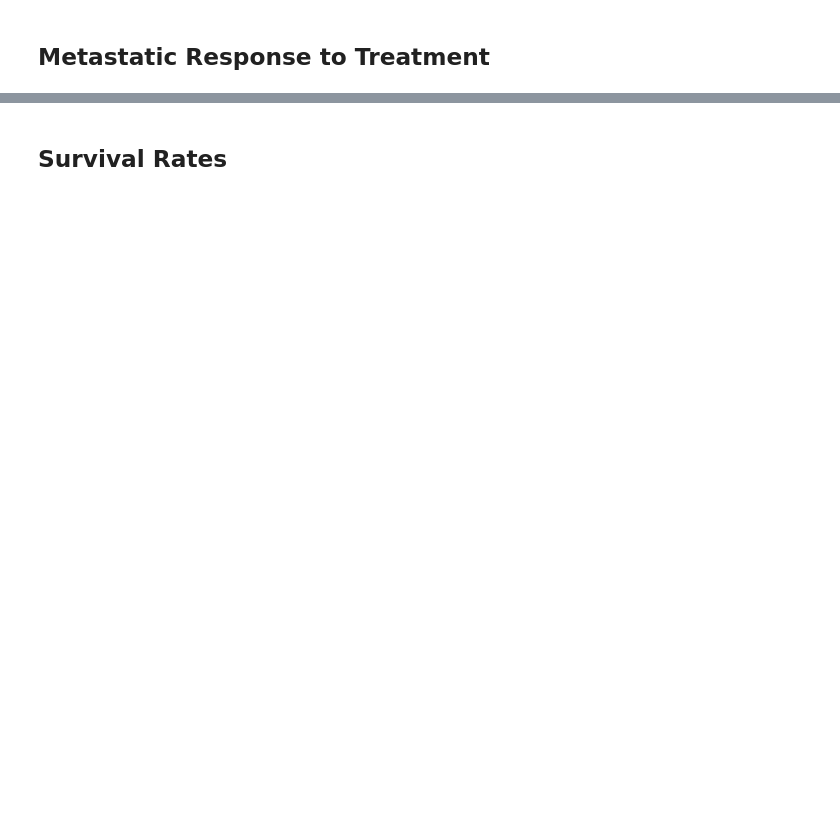
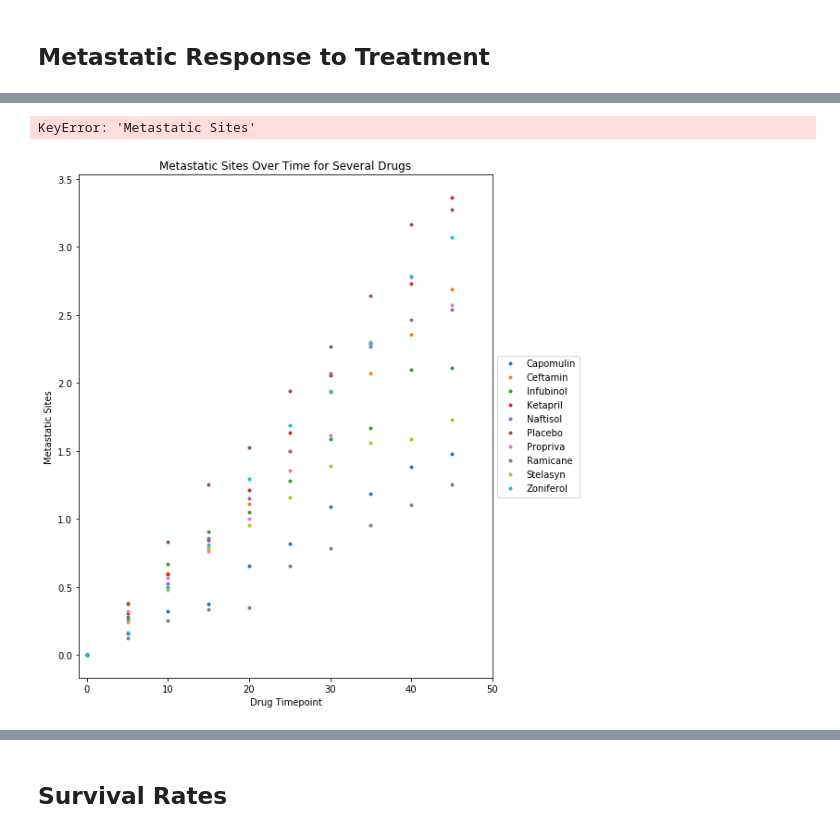
Before and after one commit to akfung/matplotlib-challenge, a Jupyter notebook: Pymaceuticals/pymaceuticals_starter.ipynb, the cells around one changed output, grey strips where cells are left out. Drawn from its saved outputs; the diff is of its cells as text; code cells hidden in the pictures; blank space fills up the shorter version.

```diff
--- a/Pymaceuticals/pymaceuticals_starter.ipynb
+++ b/Pymaceuticals/pymaceuticals_starter.ipynb
@@ -149,7 +148,11 @@ plt.show()
 ## Metastatic Response to Treatment
 # %%
 # Store the Mean Met. Site Data Grouped by Drug and Timepoint
+metastatic_by_drug = combined_df.groupby(["Drug", "Timepoint"]).mean()
+# Convert to DataFrame
+metastatic_by_drug = metastatic_by_drug.reset_index()
+del metastatic_by_drug['Tumor Volume (mm3)']
+metastatic_by_drug
 
-# Convert to DataFrame
 
 # Preview DataFrame
@@ -165,0 +199,13 @@ plt.show()
+# %%
+# Minor Data Munging to Re-Format the Data Frames
+timepoint_list = list(range(0, 50, 5))
+drug_list = metastatic_by_drug['Drug'].unique()
+metastatic_by_drug_mod = pd.DataFrame({'Drug Timepoint': timepoint_list})
+#iterate for each drug to copy into reformated df
+
+for drug in drug_list:
+    metastatic_by_drug_mod[drug] = list(metastatic_by_drug.loc[metastatic_by_drug['Drug']== drug, 'Metastatic Sites'])
+
+metastatic_by_drug_mod = metastatic_by_drug_mod.set_index('Drug Timepoint')
+# Preview that Reformatting worked
+metastatic_by_drug_mod
@@ -166,9 +225,12 @@ plt.show()
 # %%
 # Generate the Plot (with Error Bars)
-
+drug_graph(metastatic_by_drug_mod, 'Metastatic Sites', "Metastatic Sites Over Time for Several Drugs")
 # Save the Figure
 
 # Show the Figure
+# %% [output]
+KeyError: 'Metastatic Sites'
+[figure, added]
 # %% [markdown]
 ![Metastatic Spread During Treatment](../Images/spread.png)
 # %% [markdown]
```
Also changed, not shown: parts of 6 cells of this notebook, 2 other files.
